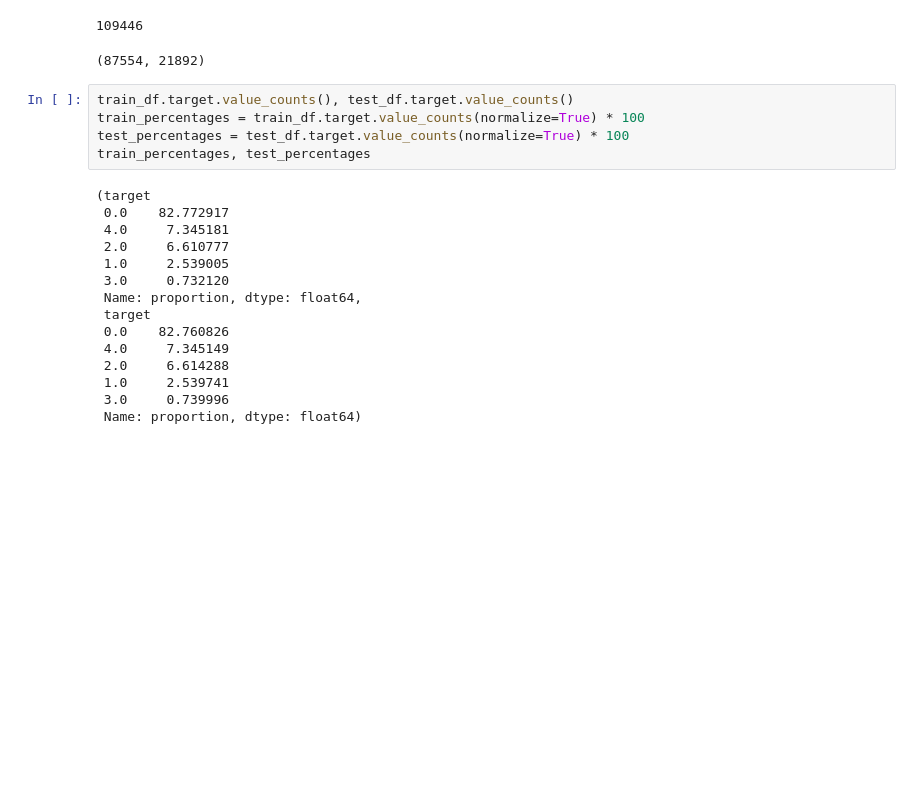
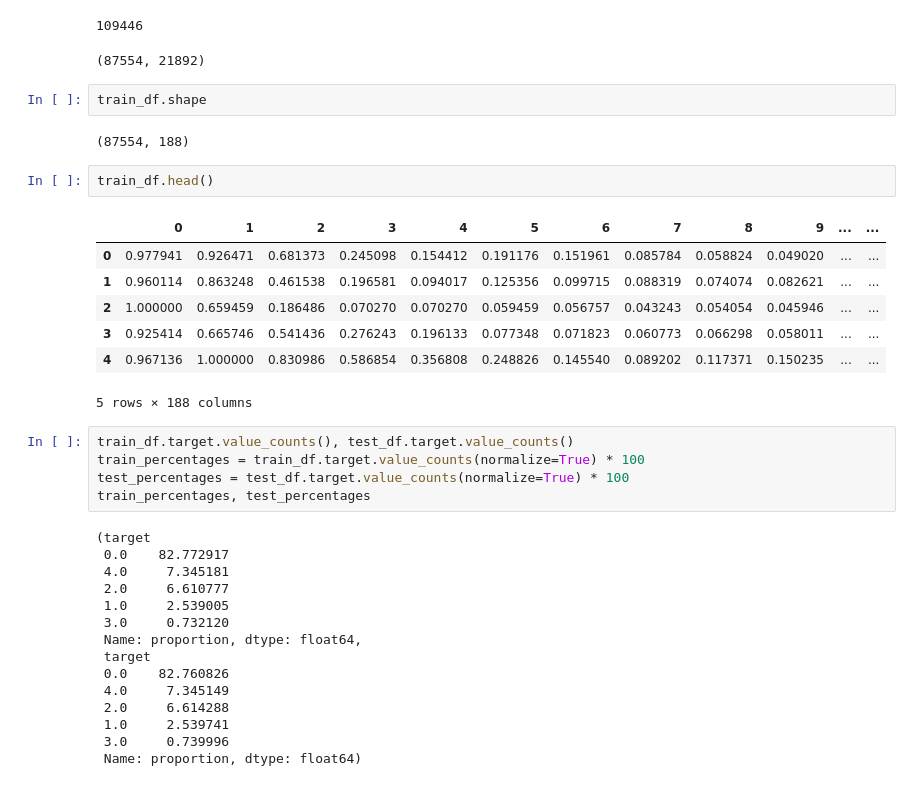
Before and after one commit to FP-byte/MADS_MachineLearning_Project, a Jupyter notebook: notebooks/my_explore_hart_big.ipynb, the cells around one changed output. Saved outputs shown, nothing was run; the diff lists cells and outputs as text; blank space fills up the shorter version.

```diff
--- a/notebooks/my_explore_hart_big.ipynb
+++ b/notebooks/my_explore_hart_big.ipynb
@@ -34,6 +34,20 @@ len(train_df), len(test_df)
 # %% [output]
 109446
 (87554, 21892)
+# %%
+train_df.shape
+# %% [output]
+(87554, 188)
+# %%
+train_df.head()
+# %% [output]
+|  | 0 | 1 | 2 | 3 | 4 | 5 | 6 | 7 | 8 | 9 | ... | ... |
+| 0 | 0.977941 | 0.926471 | 0.681373 | 0.245098 | 0.154412 | 0.191176 | 0.151961 | 0.085784 | 0.058824 | 0.049020 | ... | ... |
+| 1 | 0.960114 | 0.863248 | 0.461538 | 0.196581 | 0.094017 | 0.125356 | 0.099715 | 0.088319 | 0.074074 | 0.082621 | ... | ... |
+| 2 | 1.000000 | 0.659459 | 0.186486 | 0.070270 | 0.070270 | 0.059459 | 0.056757 | 0.043243 | 0.054054 | 0.045946 | ... | ... |
+| 3 | 0.925414 | 0.665746 | 0.541436 | 0.276243 | 0.196133 | 0.077348 | 0.071823 | 0.060773 | 0.066298 | 0.058011 | ... | ... |
+| 4 | 0.967136 | 1.000000 | 0.830986 | 0.586854 | 0.356808 | 0.248826 | 0.145540 | 0.089202 | 0.117371 | 0.150235 | ... | ... |
+5 rows × 188 columns
 # %%
 train_df.target.value_counts(), test_df.target.value_counts()
 train_percentages = train_df.target.value_counts(normalize=True) * 100
```
Also changed, not shown: parts of 8 cells of this notebook, 5 other files.
